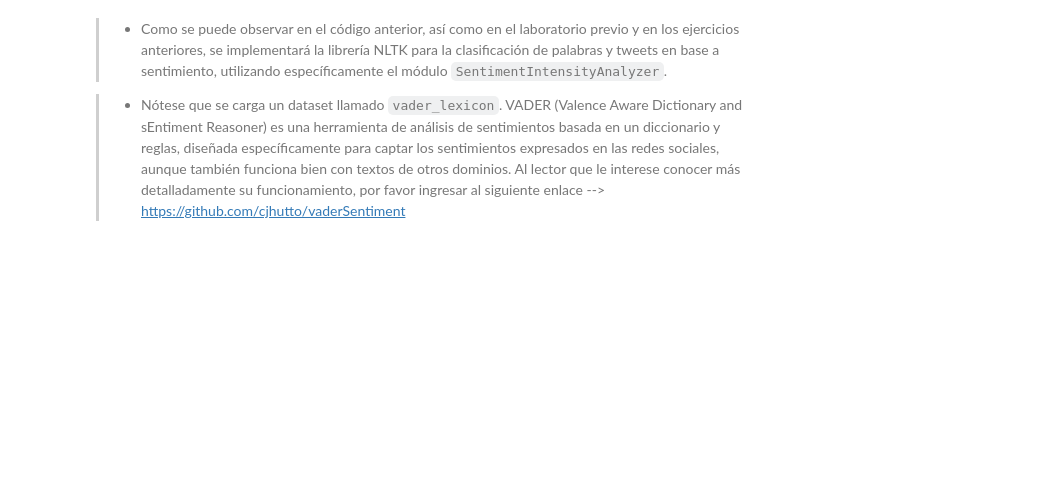
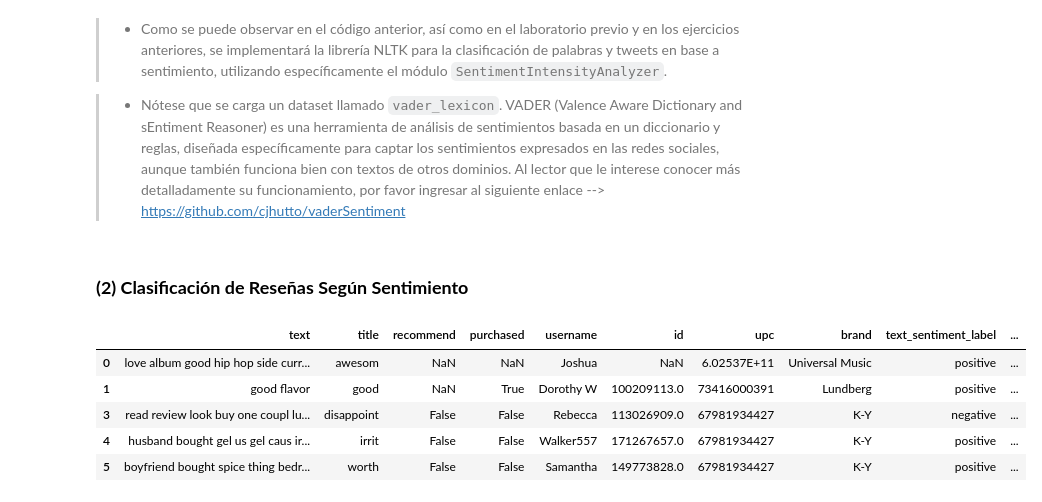
Before and after one commit to Andrea-gt/sentiment-analysis, a Jupyter notebook: reviews_sentiment_analysis.ipynb, the cells around one changed output. Cells and saved outputs as stored; diff of their text form; code cells hidden in the pictures; blank space fills up the shorter version.

Commit message:
feat: More Preprocessing & Sentiment Analysis

```diff
--- a/reviews_sentiment_analysis.ipynb
+++ b/reviews_sentiment_analysis.ipynb
@@ -546,3 +570,40 @@ sia = SentimentIntensityAnalyzer()
 > - Como se puede observar en el código anterior, así como en el laboratorio previo y en los ejercicios anteriores, se implementará la librería NLTK para la clasificación de palabras y tweets en base a sentimiento, utilizando específicamente el módulo `SentimentIntensityAnalyzer`.
 
 > - Nótese que se carga un dataset llamado `vader_lexicon`. VADER (Valence Aware Dictionary and sEntiment Reasoner) es una herramienta de análisis de sentimientos basada en un diccionario y reglas, diseñada específicamente para captar los sentimientos expresados en las redes sociales, aunque también funciona bien con textos de otros dominios. Al lector que le interese conocer más detalladamente su funcionamiento, por favor ingresar al siguiente enlace --> https://github.com/cjhutto/vaderSentiment
+# %% [markdown]
+### **(2) Clasificación de Reseñas Según Sentimiento**
+# %%
+def classify_sentiment(text):
+    # Get the sentiment scores for the input text
+    score = sia.polarity_scores(text)
+
+    # Check the compound score to classify the sentiment
+    if score['compound'] >= 0.05:
+        sentiment = 'positive'
+    elif score['compound'] <= -0.05:
+        sentiment = 'negative'
+    else:
+        sentiment = 'neutral'
+
+    # Return both the sentiment classification and the neg score
+    return sentiment, score['compound'], score['neg']
+# %%
+# Apply the sentiment analysis to both 'text' and 'title' columns
+df['text_sentiment'] = df['text'].dropna().apply(lambda x: classify_sentiment(x))
+df['title_sentiment'] = df['title'].dropna().apply(lambda x: classify_sentiment(x))
+
+# Split the sentiment results into separate columns
+df[['text_sentiment_label', 'text_compound', 'text_neg']] = pd.DataFrame(df['text_sentiment'].tolist(), index=df.index)
+df[['title_sentiment_label', 'title_compound', 'title_neg']] = pd.DataFrame(df['title_sentiment'].tolist(), index=df.index)
+
+# Drop the intermediate columns if no longer needed
+df.drop(columns=['text_sentiment', 'title_sentiment'], inplace=True)
+# %%
+df.head()
+# %% [output]
+|  | text | title | recommend | purchased | username | id | upc | brand | text_sentiment_label | ... |
+| 0 | love album good hip hop side curr... | awesom | NaN | NaN | Joshua | NaN | 6.02537E+11 | Universal Music | positive | ... |
+| 1 | good flavor | good | NaN | True | Dorothy W | 100209113.0 | 73416000391 | Lundberg | positive | ... |
+| 3 | read review look buy one coupl lu... | disappoint | False | False | Rebecca | 113026909.0 | 67981934427 | K-Y | negative | ... |
+| 4 | husband bought gel us gel caus ir... | irrit | False | False | Walker557 | 171267657.0 | 67981934427 | K-Y | positive | ... |
+| 5 | boyfriend bought spice thing bedr... | worth | False | False | Samantha | 149773828.0 | 67981934427 | K-Y | positive | ... |
```
Also changed, not shown: parts of 15 cells of this notebook.
